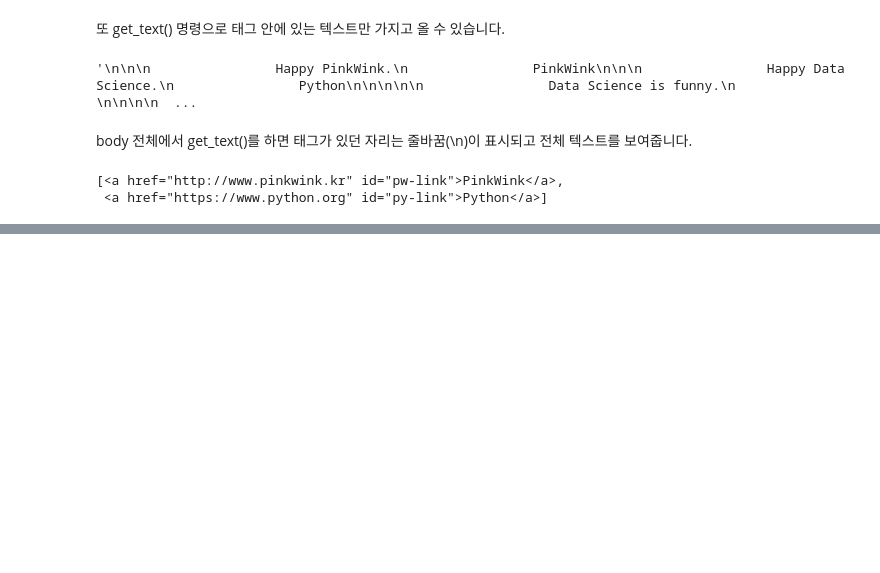
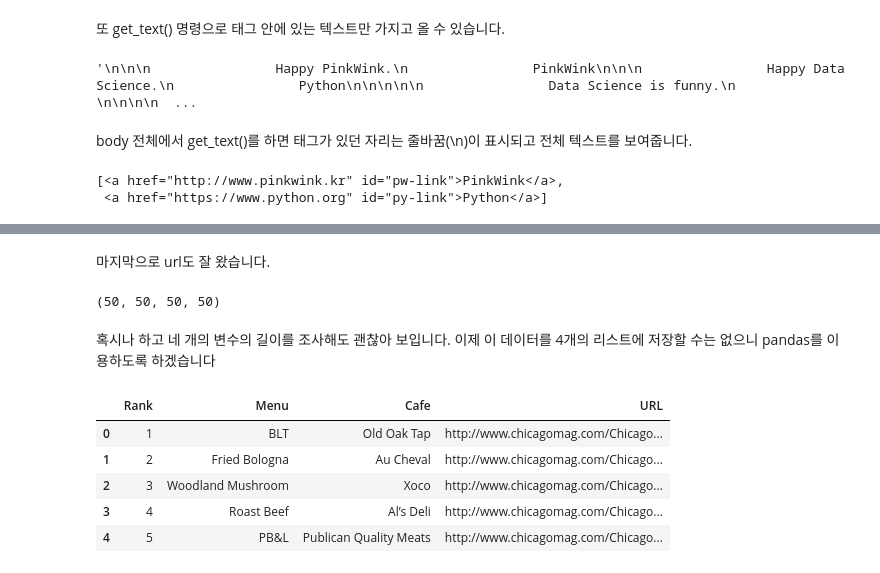
Before and after one commit to choiuikang/data_python, a Jupyter notebook: chapter-3.ipynb, the cells around one changed output, grey strips where cells are left out. Drawn from its saved outputs; the diff is of its cells as text; code cells hidden in the pictures; blank space fills up the shorter version.

```diff
--- a/chapter-3.ipynb
+++ b/chapter-3.ipynb
@@ -324,0 +451,3 @@ links
+# %%
+tmp_one = soup.find_all('div','sammy')[0]
+type(tmp_one)
@@ -324,0 +483,9 @@ links
+# %%
+import re
+
+tmp_string = tmp_one.find(class_='sammyListing').get_text()
+
+re.split(('\n|\r\n'), tmp_string)
+
+print(re.split(('\n|\r\n'), tmp_string)[0])
+print(re.split(('\n|\r\n'), tmp_string)[1])
@@ -324,0 +500,17 @@ links
+# %%
+rank = []
+main_menu = []
+cafe_name = []
+url_add = []
+
+list_soup = soup.find_all('div', 'sammy')
+
+for item in list_soup:
+    rank.append(item.find(class_='sammyRank').get_text())
+
+    tmp_string = item.find(class_='sammyListing').get_text()
+
+    main_menu.append(re.split(('\n|\r\n'), tmp_string)[0])
+    cafe_name.append(re.split(('\n|\r\n'), tmp_string)[1])
+
+    url_add.append(urljoin(url, item.find('a')['href']))
@@ -324,0 +545,21 @@ links
+# %% [markdown]
+마지막으로 url도 잘 왔습니다.
+# %%
+len(rank), len(main_menu), len(cafe_name), len(url_add)
+# %% [output]
+(50, 50, 50, 50)
+# %% [markdown]
+혹시나 하고 네 개의 변수의 길이를 조사해도 괜찮아 보입니다. 이제 이 데이터를 4개의 리스트에 저장할 수는 없으니 pandas를 이용하도록 하겠습니다
+# %%
+import pandas as pd
+
+data = {'Rank':rank, 'Menu':main_menu, 'Cafe':cafe_name, 'URL':url_add}
+df = pd.DataFrame(data)
+df.head()
+# %% [output]
+|  | Rank | Menu | Cafe | URL |
+| 0 | 1 | BLT | Old Oak Tap | http://www.chicagomag.com/Chicago... |
+| 1 | 2 | Fried Bologna | Au Cheval | http://www.chicagomag.com/Chicago... |
+| 2 | 3 | Woodland Mushroom | Xoco | http://www.chicagomag.com/Chicago... |
+| 3 | 4 | Roast Beef | Al’s Deli | http://www.chicagomag.com/Chicago... |
+| 4 | 5 | PB&L | Publican Quality Meats | http://www.chicagomag.com/Chicago... |
```
Also changed, not shown: parts of 64 cells of this notebook, 1 other file.
